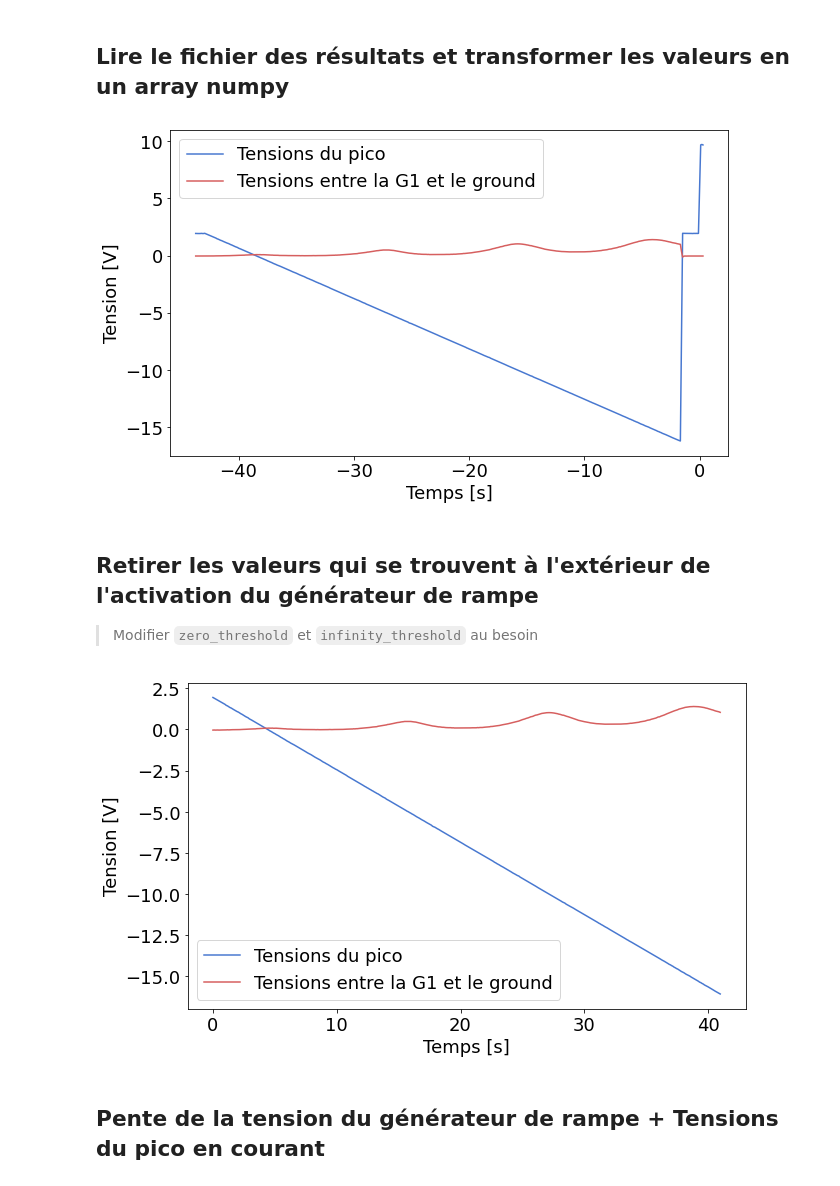
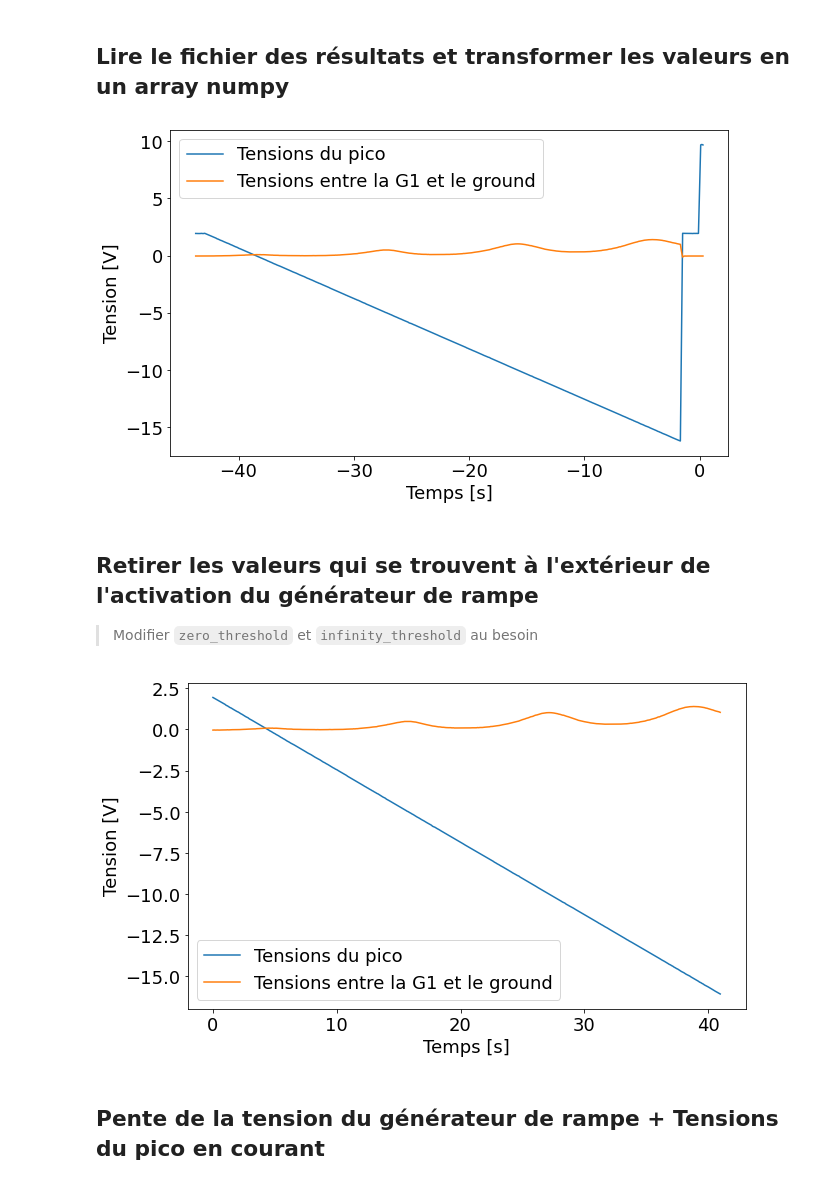
Before and after one commit to Frank0024/PHY-3002-Frank-et-Hertz, a Jupyter notebook: analyse_legere_pic_simple.ipynb, the cells around one changed output. Saved outputs shown, nothing was run; the diff lists cells and outputs as text; code cells hidden in the pictures.

```diff
--- a/analyse_legere_pic_simple.ipynb
+++ b/analyse_legere_pic_simple.ipynb
@@ -37,18 +37,18 @@ sns.color_palette("muted")
 # %%
 file_name = os.path.join("exemples_de_fichiers","exemple_de_donnees.csv")
 valeurs_en_array = lire_csv_a_3_colonnes(file_name, 9)
 
 plt.figure(figsize=(10,6))
 plt.plot(valeurs_en_array[:, 0], valeurs_en_array[:, 2],
-        label="Tensions du pico", color=palette[0])
+        label="Tensions du pico")
 plt.plot(valeurs_en_array[:, 0], valeurs_en_array[:, 1],
-        label="Tensions entre la G1 et le ground", color=palette[3])
+        label="Tensions entre la G1 et le ground")
 plt.xlabel("Temps [s]")
 plt.ylabel("Tension [V]")
 plt.legend()
 plt.show()
 # %% [output]
-[figure, old version]
+[figure, new version]
 # %% [markdown]
 ## Retirer les valeurs qui se trouvent à l'extérieur de l'activation du générateur de rampe
 > Modifier `zero_threshold` et `infinity_threshold` au besoin
@@ -61,15 +61,15 @@ valeurs_cropped_debutant_par_t0[:,0]-=debut
 
 plt.figure(figsize=(10,6))
 plt.plot(valeurs_cropped_debutant_par_t0[:, 0], valeurs_cropped_debutant_par_t0[:, 2],
-        label="Tensions du pico", color=palette[0])
+         label="Tensions du pico")
 plt.plot(valeurs_cropped_debutant_par_t0[:, 0], valeurs_cropped_debutant_par_t0[:, 1],
-        label="Tensions entre la G1 et le ground", color=palette[3])
+         label="Tensions entre la G1 et le ground")
 plt.xlabel("Temps [s]")
 plt.ylabel("Tension [V]")
 plt.legend()
 plt.show()
 # %% [output]
-[figure, old version]
+[figure, new version]
 # %% [markdown]
 ## Pente de la tension du générateur de rampe + Tensions du pico en courant
 # %%
```
Also changed, not shown: parts of 1 cell of this notebook, 1 other file.
